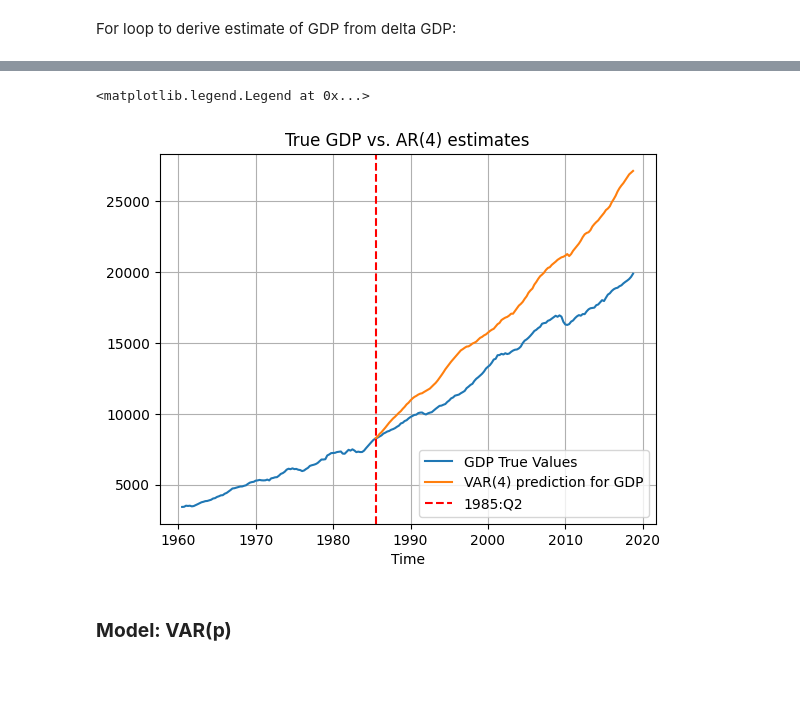
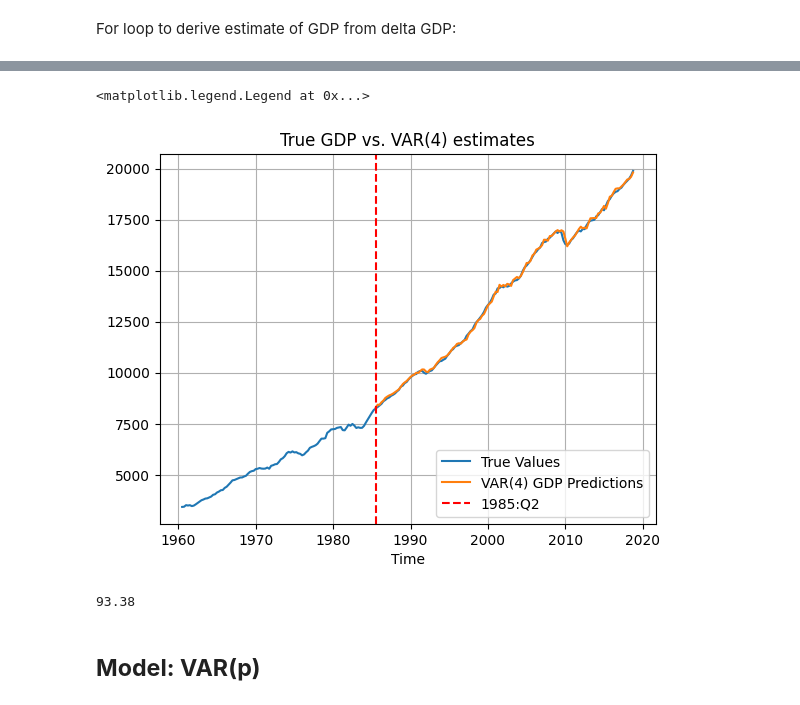
Before and after one commit to giordanovitale/Time-Series-Project, a Jupyter notebook: ts_project.ipynb, the cells around one changed output, grey strips where cells are left out. Saved outputs shown, nothing was run; the diff lists cells and outputs as text; code cells hidden in the pictures; blank space fills up the shorter version.

```diff
--- a/ts_project.ipynb
+++ b/ts_project.ipynb
@@ -170,8 +135,10 @@ Where $\Delta \hat{y}_{h}$ is estimated thanks to the model, and the same for $\
 For loop to derive estimate of GDP from delta GDP:
 # %%
 ar_4_GDP_estimates = np.zeros(134)
-ar_4_GDP_estimates[0] = ar_4_forecasts[0] + df['log_GDP'].iloc[99]
+window_size = 100
 
-for i in range(1,len(ar_4_GDP_estimates)):
-    ar_4_GDP_estimates[i] = ar_4_forecasts[i-1] + ar_4_GDP_estimates[i-1]
+for i in range(0,len(ar_4_GDP_estimates)):
+    ar_4_GDP_estimates[i] = ar_4_forecasts[i] + df['log_GDP'].iloc[i+window_size-1]
+
+ar_4_GDP_estimates = np.exp(ar_4_GDP_estimates)
 # %%
@@ -191,3 +164,5 @@ plt.legend()
 For the model VAR(4) we have to forecast $\Delta y_t$, $\pi_t$ and $Tspread_t$. In order to do I will create a new df containing only these 3 series, making it easier to pass them as an argument to the function.
 # %%
 df_var = df[['Time', 'delta_log_GDP', 'infl', 'tspread']]
+df_var = df_var.set_index('Time')
+df_var.index = pd.DatetimeIndex(df_var.index).to_period('Q')
@@ -222,26 +195,31 @@ for i in range(1, 135):
     t += 1
 # %%
 var_4_GDP_estimates = np.zeros(134)
-var_4_GDP_estimates[0] = var_4_forecasts['delta_log_GDP'].iloc[0]+ df['log_GDP'].iloc[99]
 
-for i in range(1,len(var_4_GDP_estimates)):
-    var_4_GDP_estimates[i] = var_4_forecasts['delta_log_GDP'].iloc[i-1] + var_4_GDP_estimates[i-1]
+for i in range(0,len(var_4_GDP_estimates)):
+    var_4_GDP_estimates[i] = var_4_forecasts['delta_log_GDP'].iloc[i] + df['log_GDP'].iloc[i+window_size-1]
 
 var_4_GDP_estimates = np.exp(var_4_GDP_estimates)
 # %%
-plt.plot(df['Time'], df['GDPC1'], label='GDP True Values')
-plt.plot(df['Time'].iloc[100:], var_4_GDP_estimates, label='VAR(4) prediction for GDP')
-plt.title('True GDP vs. AR(4) estimates')
+plt.plot(df['Time'], df['GDPC1'], label='True Values')
+plt.plot(df['Time'].iloc[100:], var_4_GDP_estimates, label='VAR(4) GDP Predictions')
+plt.title('True GDP vs. VAR(4) estimates')
 plt.xlabel('Time')
 plt.grid()
 plt.xlim()
 plt.axvline(x=pd.to_datetime('1985-06-30'), color='red', linestyle='--', label='1985:Q2')
 plt.legend()
 # %% [output]
 <matplotlib.legend.Legend at 0x...>
-[figure, old version]
+[figure, new version]
+# %%
+# compute RMSE for VAR(4)
+rmse_var4 = mean_squared_error(df['GDPC1'].iloc[100:], var_4_GDP_estimates, squared=False).round(2)
+print(rmse_var4)
+# %% [output]
+93.38
 # %% [markdown]
-### **Model: VAR(p)**
+## **Model: VAR(p)**
 # %%
 var_p_forecasts = pd.DataFrame(columns=['delta_log_GDP', 'infl', 'tspread'])
 
```
Also changed, not shown: parts of 56 cells of this notebook, 1 other file.
